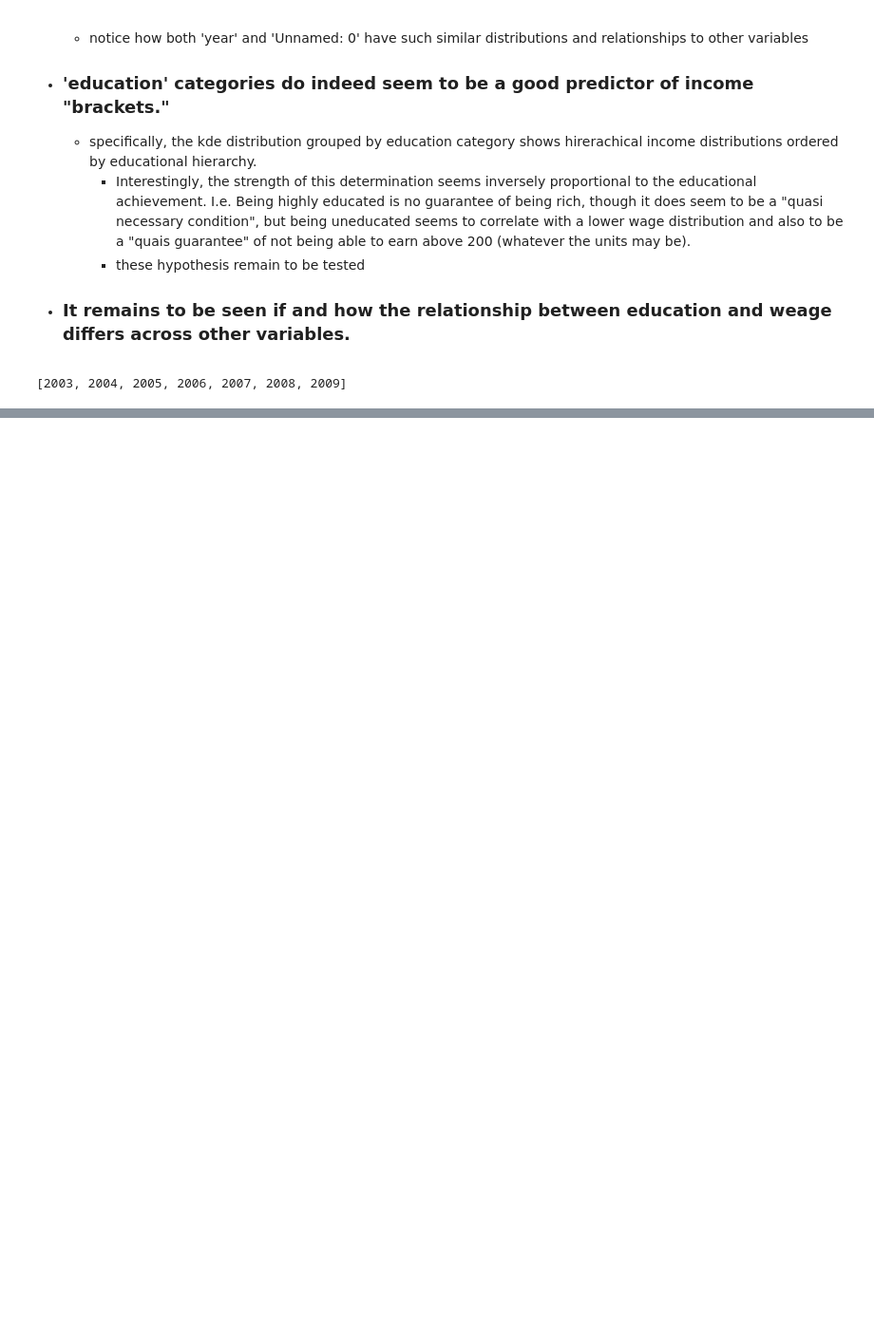
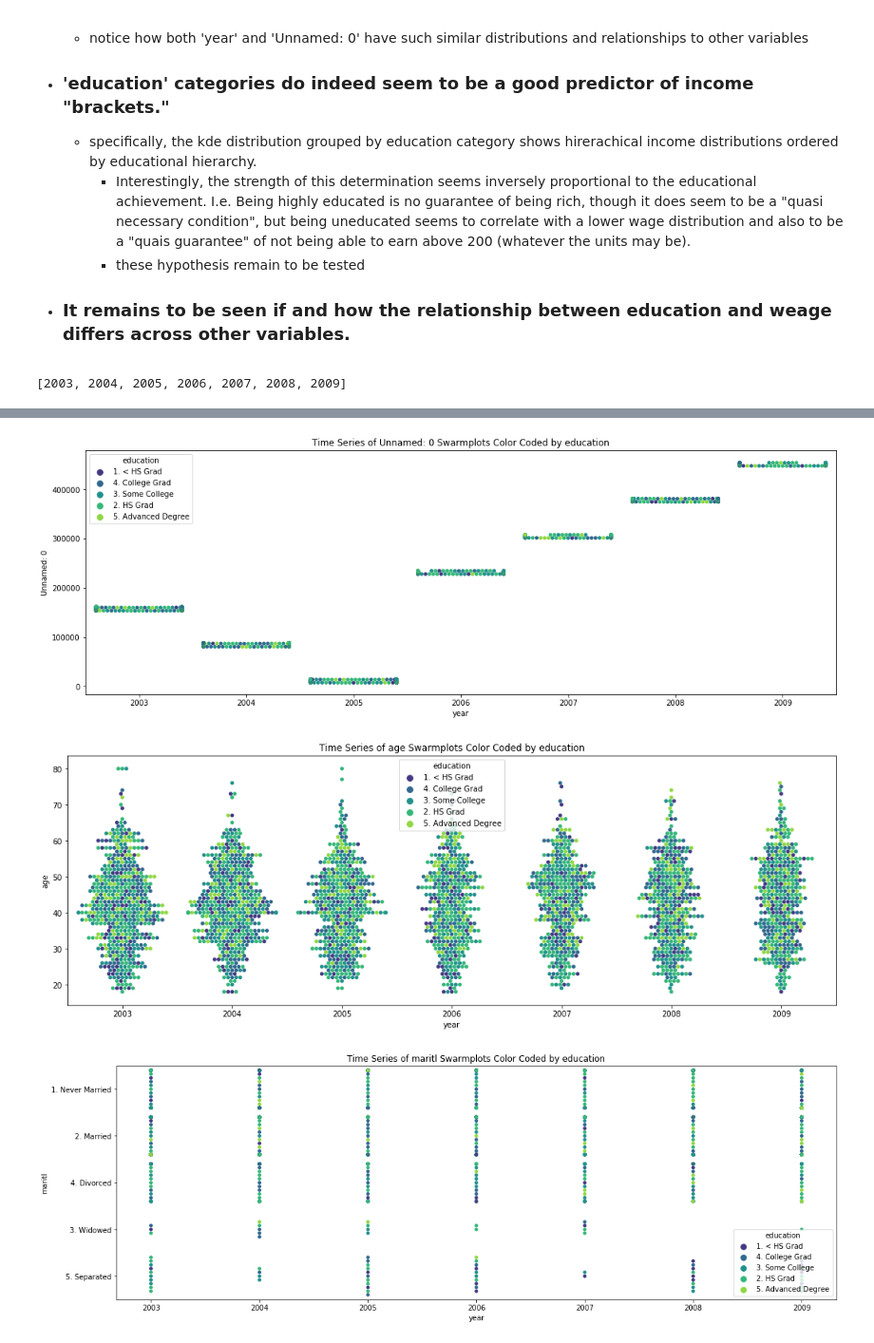
Before and after one commit to paulo-g-martinez/male-income-atlanta, a Jupyter notebook: Exploratory Data Analysis.ipynb, the cells around one changed output, grey strips where cells are left out. Shown at 95% size. Drawn from its saved outputs; the diff is of its cells as text; code cells hidden in the pictures; blank space fills up the shorter version.

```diff
--- a/Exploratory Data Analysis.ipynb
+++ b/Exploratory Data Analysis.ipynb
@@ -229,0 +252,16 @@ sorted(wages_df.year.unique())
+# %%
+for var in [col for col in wages_df.columns if col != 'year']:
+    plt.figure(figsize=(18,6))
+    ax = sns.swarmplot(
+        x = wages_df['year'],
+        y = wages_df[var],
+        hue = wages_df['education'] ,
+        palette = 'viridis'
+    )
+    plt.title('Time Series of ' + var + ' Swarmplots Color Coded by education')
+    plt.legend(title = 'education')
+    plt.show()
+# %% [output]
+[figure, added]
+[figure, added]
+[figure, added]
```
Also changed, not shown: parts of 27 cells of this notebook.
